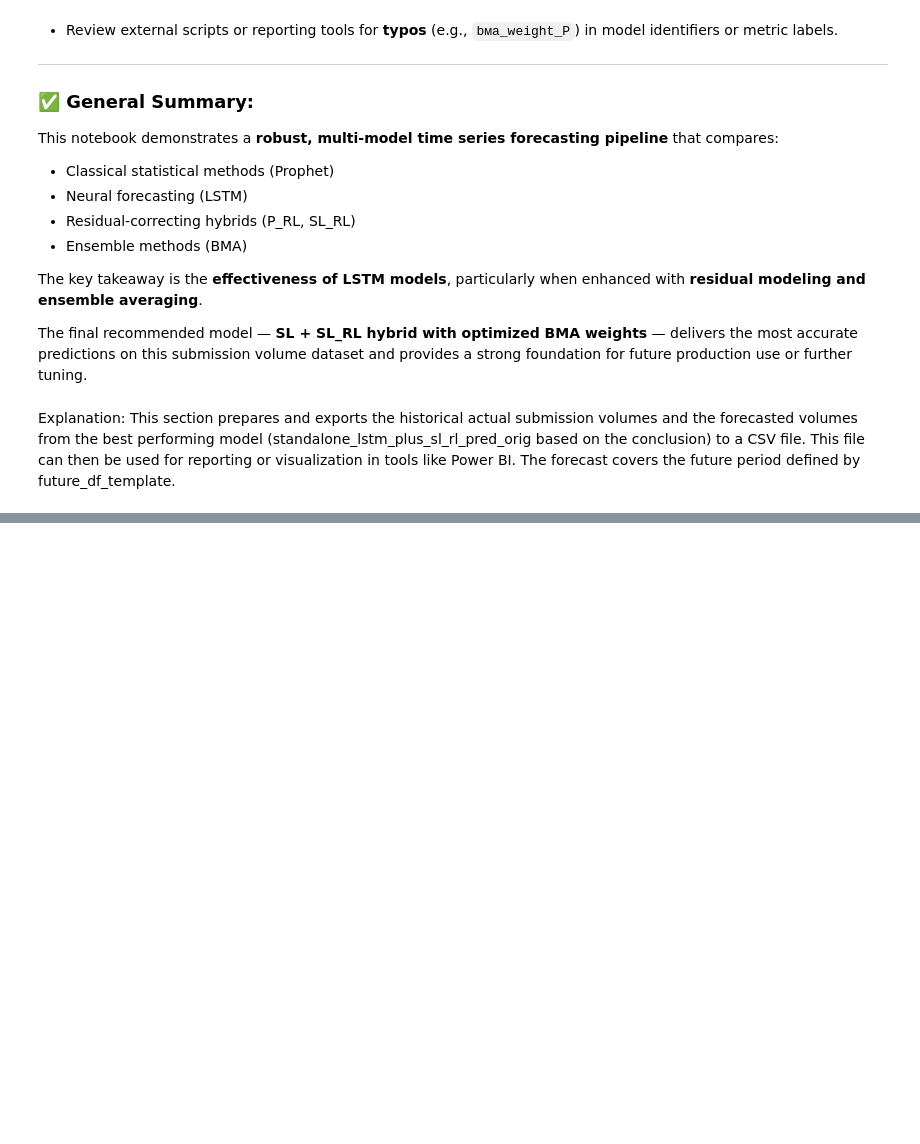
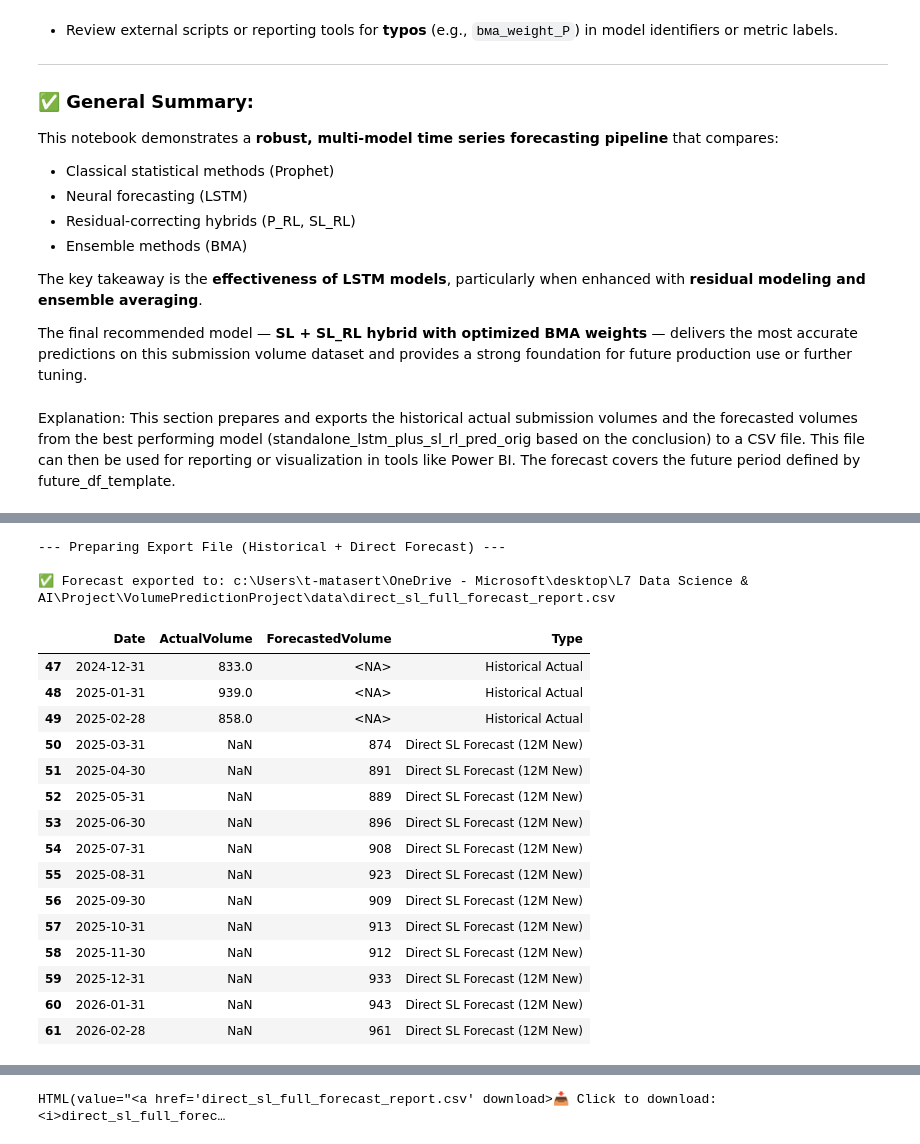
Before and after one commit to codenarok/Prophet_volume_forecasting, a Jupyter notebook: Prophet_regression.ipynb, the cells around one changed output, grey strips where cells are left out. Drawn from its saved outputs; the diff is of its cells as text; code cells hidden in the pictures; blank space fills up the shorter version.

Commit message:
Update Prophet_regression.ipynb with direct multi-step LSTM and CSV export

```diff
--- a/Prophet_regression.ipynb
+++ b/Prophet_regression.ipynb
@@ -1462,0 +1959,60 @@ print(df_extended_forecast[['ds', 'ForecastedVolume_SL_plus_SL_RL']])
+# %%
+# --- PART 2: Export Combined Data and Forecast with Download Button ---
+import ipywidgets as widgets
+from IPython.display import display
+import os
+
+print("\n--- Preparing Export File (Historical + Direct Forecast) ---")
+
+# Prepare historical portion
+historical_export_part = future_df_template[['ds', 'y_original']].copy()
+historical_export_part.rename(columns={'ds': 'Date', 'y_original': 'ActualVolume'}, inplace=True)
+historical_export_part['ForecastedVolume'] = np.nan
+historical_export_part['Type'] = np.where(historical_export_part['ActualVolume'].notna(),
+                                          'Historical Actual', 'Future (No Actual Yet)')
+
+# Prepare forecast portion
+forecast_export_part = df_direct_forecast[['ds', 'ForecastedVolume_Direct_SL']].copy()
+forecast_export_part.rename(columns={'ds': 'Date', 'ForecastedVolume_Direct_SL': 'ForecastedVolume'}, inplace=True)
+forecast_export_part['ActualVolume'] = np.nan
+forecast_export_part['Type'] = f'Direct SL Forecast ({num_steps_out}M New)'
+
+# Combine and sort
+combined_export_df = pd.concat([historical_export_part, forecast_export_part], ignore_index=True)
+combined_export_df = combined_export_df[['Date', 'ActualVolume', 'ForecastedVolume', 'Type']]
+combined_export_df.sort_values(by='Date', inplace=True)
+combined_export_df.reset_index(drop=True, inplace=True)
+
+# Save CSV
+filename = "direct_sl_full_forecast_report.csv"
+export_path = os.path.join(os.getcwd(), filename)
+combined_export_df.to_csv(export_path, index=False, date_format='%Y-%m-%d')
+
+# Show download link
+download_label = widgets.HTML(value="<b>Download your forecast:</b>")
+download_link = widgets.HTML(value=f"<a href='{filename}' download>📥 Click to download: <i>{filename}</i></a>")
+
+# Display results and download link
+print(f"\n✅ Forecast exported to: {export_path}")
+display(combined_export_df.tail(15))
+display(download_label, download_link)
+# %% [output]
+--- Preparing Export File (Historical + Direct Forecast) ---
+
+✅ Forecast exported to: c:\Users\t-matasert\OneDrive - Microsoft\desktop\L7 Data Science & AI\Project\VolumePredictionProject\data\direct_sl_full_forecast_report.csv
+|  | Date | ActualVolume | ForecastedVolume | Type |
+| 47 | 2024-12-31 | 833.0 | <NA> | Historical Actual |
+| 48 | 2025-01-31 | 939.0 | <NA> | Historical Actual |
+| 49 | 2025-02-28 | 858.0 | <NA> | Historical Actual |
+| 50 | 2025-03-31 | NaN | 874 | Direct SL Forecast (12M New) |
+| 51 | 2025-04-30 | NaN | 891 | Direct SL Forecast (12M New) |
+| 52 | 2025-05-31 | NaN | 889 | Direct SL Forecast (12M New) |
+| 53 | 2025-06-30 | NaN | 896 | Direct SL Forecast (12M New) |
+| 54 | 2025-07-31 | NaN | 908 | Direct SL Forecast (12M New) |
+| 55 | 2025-08-31 | NaN | 923 | Direct SL Forecast (12M New) |
+| 56 | 2025-09-30 | NaN | 909 | Direct SL Forecast (12M New) |
+| 57 | 2025-10-31 | NaN | 913 | Direct SL Forecast (12M New) |
+| 58 | 2025-11-30 | NaN | 912 | Direct SL Forecast (12M New) |
+| 59 | 2025-12-31 | NaN | 933 | Direct SL Forecast (12M New) |
+| 60 | 2026-01-31 | NaN | 943 | Direct SL Forecast (12M New) |
+| 61 | 2026-02-28 | NaN | 961 | Direct SL Forecast (12M New) |
@@ -1462,0 +2020 @@ print(df_extended_forecast[['ds', 'ForecastedVolume_SL_plus_SL_RL']])
+HTML(value="<a href='direct_sl_full_forecast_report.csv' download>📥 Click to download: <i>direct_sl_full_forec…
```
Also changed, not shown: parts of 26 cells of this notebook.
